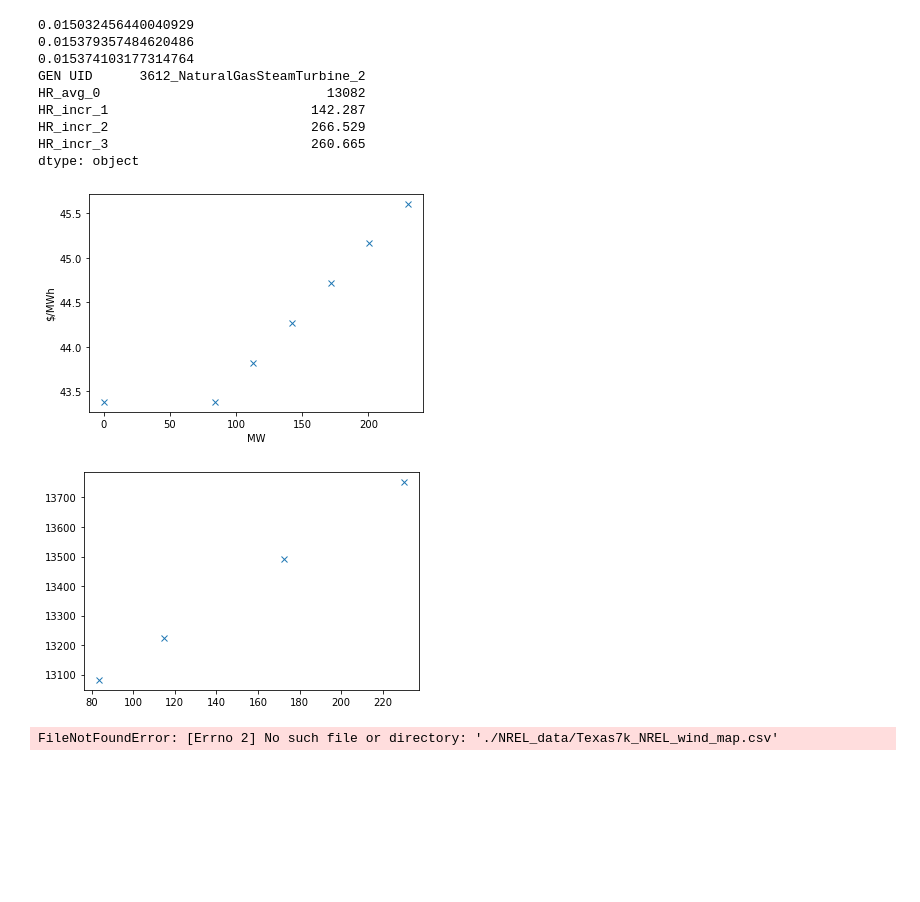
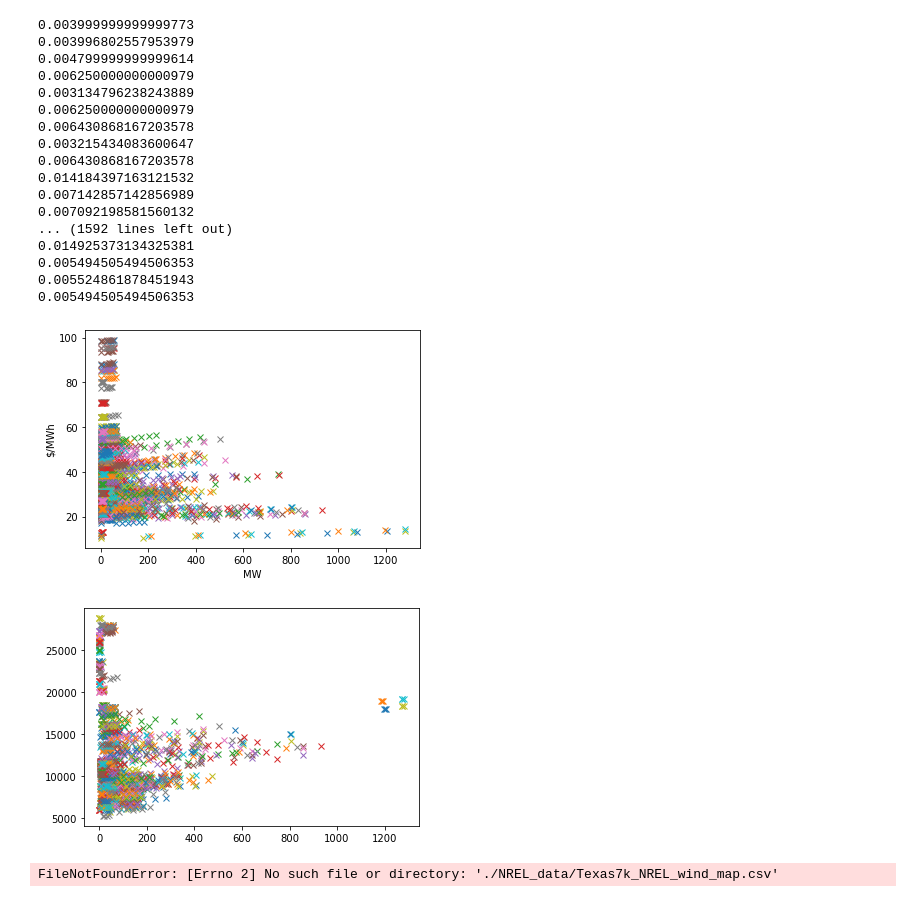
Before and after one commit to EthanReese/texas_7k_data, a Jupyter notebook: Data cleaning.ipynb, the cells around one changed output. Drawn from its saved outputs; the diff is of its cells as text; code cells hidden in the pictures; blank space fills up the shorter version.

```diff
--- a/Data cleaning.ipynb
+++ b/Data cleaning.ipynb
@@ -185,46 +185,54 @@ def apply_interpolation(x):
     # MWh price in heat cost curve for bus 111184 (cells F,H,J,L,N2 in powerworld_curves.csv)
     slope = (x["MWh Price 5"]-x["MWh Price 4"])/(x["MW Break 5"] - x["MW Break 4"])
     y_fin = (slope *(x["PMax MW"] - x["MW Break 5"])) + x["MWh Price 5"]
     print((x["MWh Price 5"]-x["MWh Price 4"])/(x["MW Break 5"] - x["MW Break 4"]))
     print((x["MWh Price 4"]-x["MWh Price 3"])/(x["MW Break 4"] - x["MW Break 3"]))
     print((x["MWh Price 3"]-x["MWh Price 2"])/(x["MW Break 3"] - x["MW Break 2"]))
     mwh_price = np.array([x["MWh Price 1"],x["MWh Price 1"], x["MWh Price 2"], x["MWh Price 3"], x["MWh Price 4"], x["MWh Price 5"], y_fin]) # Units: $/MWh
     plt.figure(1)
     plt.plot(mw, mwh_price, 'x')
     plt.xlabel("MW")
     plt.ylabel("$/MWh")
     BTU_per_kWh = (mwh_price / fuel_cost) * 1000
     output_pct = np.array([x["Output_pct_0"], x["Output_pct_1"], x["Output_pct_2"], x["Output_pct_3"]])
     PMax = x["PMax MW"]
 
     interpolated = interp1d(mw, BTU_per_kWh, kind='linear')
     HR = interpolated(output_pct * PMax)
     plt.figure(2)
     plt.plot(output_pct*PMax, HR, 'x')
     return pd.Series([x["GEN UID"], HR[0], HR[1]-HR[0], HR[2]-HR[1], HR[3]-HR[2]], index = ["GEN UID", "HR_avg_0", "HR_incr_1", "HR_incr_2", "HR_incr_3"])
     # plt.figure(2)
     # plt.plot(output_pct, HR_average)
-# hr = df.apply(apply_interpolation, axis=1)
+hr = df.apply(apply_interpolation, axis=1)
 
 
 df = df.merge(hr, on="GEN UID", validate="one_to_one")
-print(apply_interpolation(df.loc[220]))
+# print(apply_interpolation(df.loc[220]))
 #apply_interpolation()
 df.dropna(subset=["Ramp Rate MW/Min"], inplace=True)
 
 df.to_csv("./gen_step_5.csv")
 # %% [output]
-0.015032456440040929
-0.015379357484620486
-0.015374103177314764
-GEN UID      3612_NaturalGasSteamTurbine_2
-HR_avg_0                             13082
-HR_incr_1                          142.287
-HR_incr_2                          266.529
-HR_incr_3                          260.665
-dtype: object
+0.003999999999999773
+0.003996802557953979
+0.004799999999999614
+0.006250000000000979
+0.003134796238243889
+0.006250000000000979
+0.006430868167203578
+0.003215434083600647
+0.006430868167203578
+0.014184397163121532
+0.007142857142856989
+0.007092198581560132
+... (1592 lines left out)
+0.014925373134325381
+0.005494505494506353
+0.005524861878451943
+0.005494505494506353
-[figure, old version]
+[figure, new version]
-[figure, old version]
+[figure, new version]
 # %%
 df = pd.read_csv("./gen_step_5.csv")
 
```
Also changed, not shown: 2 other files.
